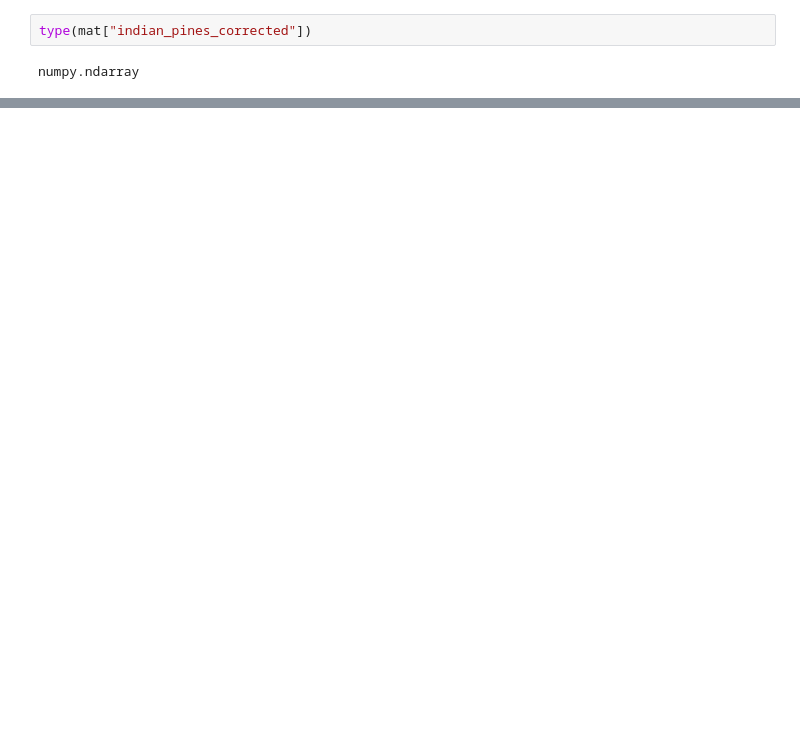
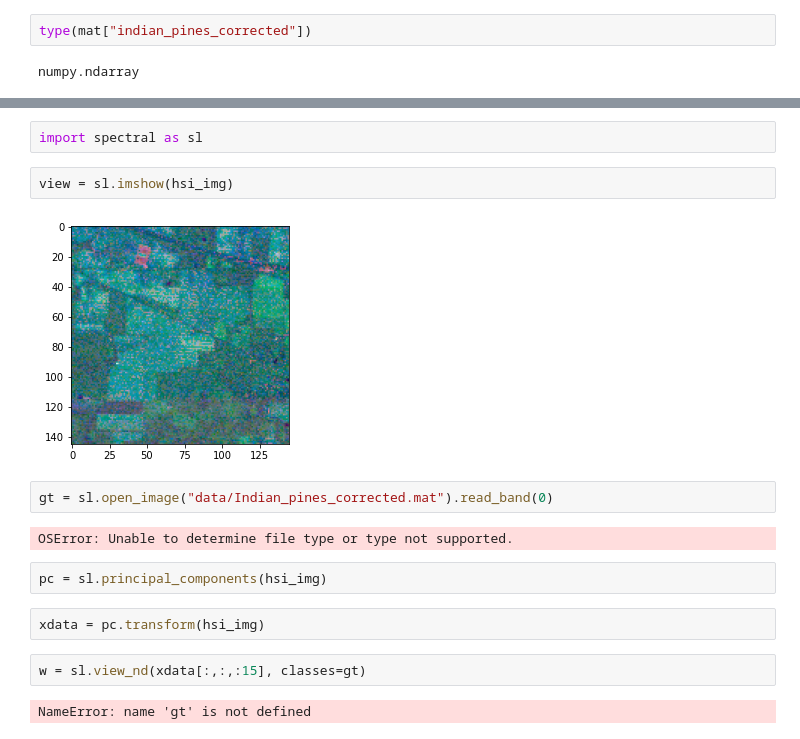
Before and after one commit to ieferreira/geological-menagerie, a Jupyter notebook: HyperspectralImages/00-spectral-visualization.ipynb, the cells around one changed output, grey strips where cells are left out. Saved outputs shown, nothing was run; the diff lists cells and outputs as text; blank space fills up the shorter version.

```diff
--- a/HyperspectralImages/00-spectral-visualization.ipynb
+++ b/HyperspectralImages/00-spectral-visualization.ipynb
@@ -42,0 +52,18 @@ numpy.ndarray
+# %%
+import spectral as sl
+# %%
+view = sl.imshow(hsi_img)
+# %% [output]
+[figure, added]
+# %%
+gt = sl.open_image("data/Indian_pines_corrected.mat").read_band(0)
+# %% [output]
+OSError: Unable to determine file type or type not supported.
+# %%
+pc = sl.principal_components(hsi_img)
+# %%
+xdata = pc.transform(hsi_img)
+# %%
+w = sl.view_nd(xdata[:,:,:15], classes=gt)
+# %% [output]
+NameError: name 'gt' is not defined
```
Also changed, not shown: parts of 5 cells of this notebook, 3 other files.
